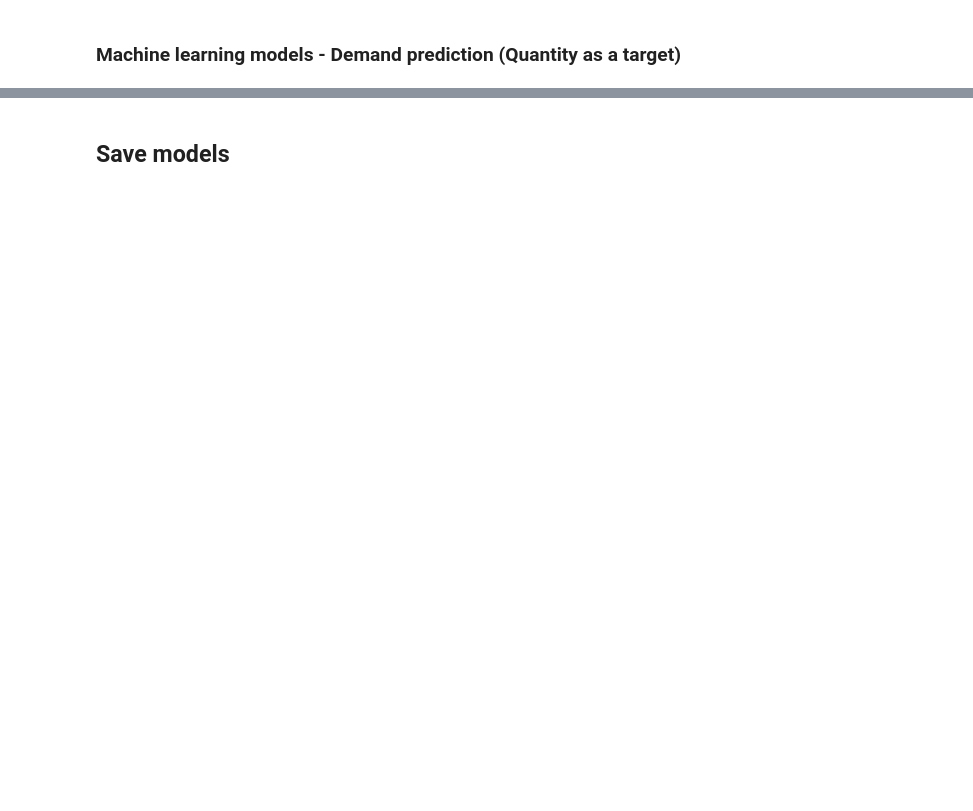
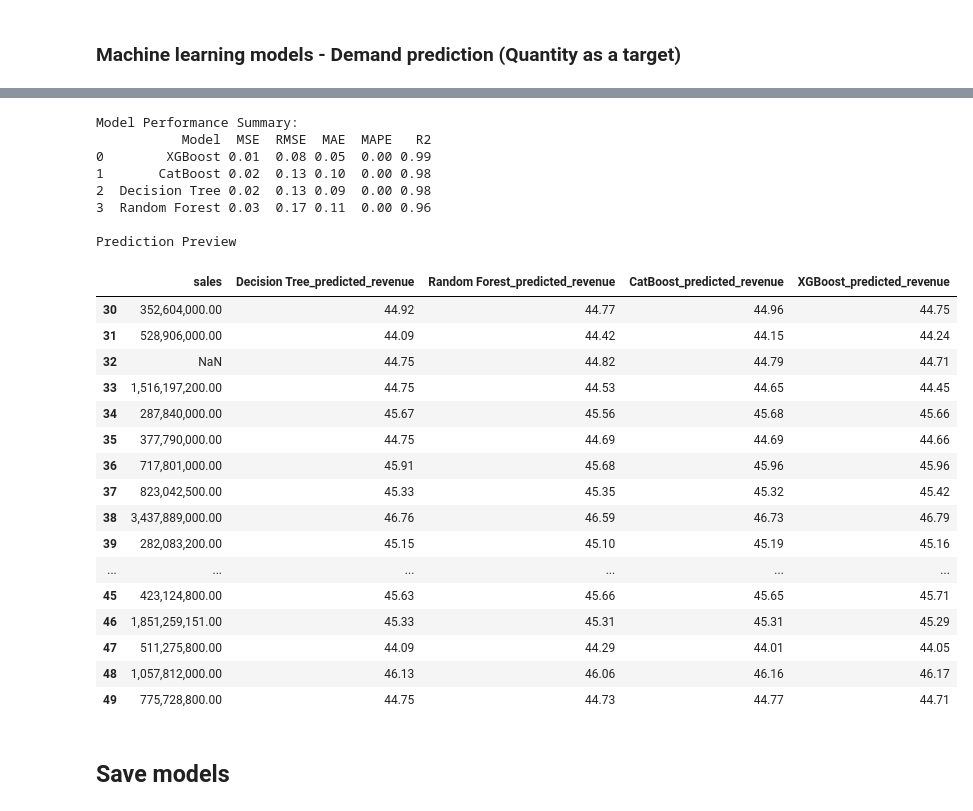
Before and after one commit to Mipjeiger/Car-sales-analytics-engineering, a Jupyter notebook: development/data_science/02_revenue_prediction.ipynb, the cells around one changed output, grey strips where cells are left out. Saved outputs shown, nothing was run; the diff lists cells and outputs as text; code cells hidden in the pictures; blank space fills up the shorter version.

```diff
--- a/development/data_science/02_revenue_prediction.ipynb
+++ b/development/data_science/02_revenue_prediction.ipynb
@@ -359,2 +463,56 @@ print(importance)
+# %%
+# Retrieve sales actual data from original df to compare with predicted revenue
+df_sales_prediction = df_sales_prediction.merge(
+    df[['date', 'sales']].drop_duplicates(),
+    left_index=True,
+    right_index=True,
+    how='left'
+)
+# %%
+# Model performance summary
+df_model_summary = pd.DataFrame(model_summary).sort_values(by="R2", ascending=False).reset_index(drop=True)
+print("\nModel Performance Summary:")
+print(df_model_summary)
+
+# Prediction columns to display
+prediction_columns = [
+    "sales",
+    "Decision Tree_predicted_revenue",
+    "Random Forest_predicted_revenue",
+    "CatBoost_predicted_revenue",
+    "XGBoost_predicted_revenue"
+]
+
+# Inverse value in prediction_columns to original scale
+
+
+print("\nPrediction Preview")
+display(df_sales_prediction[prediction_columns].head(20))
+# %% [output]
+Model Performance Summary:
+           Model  MSE  RMSE  MAE  MAPE   R2
+0        XGBoost 0.01  0.08 0.05  0.00 0.99
+1       CatBoost 0.02  0.13 0.10  0.00 0.98
+2  Decision Tree 0.02  0.13 0.09  0.00 0.98
+3  Random Forest 0.03  0.17 0.11  0.00 0.96
+
+Prediction Preview
+|  | sales | Decision Tree_predicted_revenue | Random Forest_predicted_revenue | CatBoost_predicted_revenue | XGBoost_predicted_revenue |
+| 30 | 352,604,000.00 | 44.92 | 44.77 | 44.96 | 44.75 |
+| 31 | 528,906,000.00 | 44.09 | 44.42 | 44.15 | 44.24 |
+| 32 | NaN | 44.75 | 44.82 | 44.79 | 44.71 |
+| 33 | 1,516,197,200.00 | 44.75 | 44.53 | 44.65 | 44.45 |
+| 34 | 287,840,000.00 | 45.67 | 45.56 | 45.68 | 45.66 |
+| 35 | 377,790,000.00 | 44.75 | 44.69 | 44.69 | 44.66 |
+| 36 | 717,801,000.00 | 45.91 | 45.68 | 45.96 | 45.96 |
+| 37 | 823,042,500.00 | 45.33 | 45.35 | 45.32 | 45.42 |
+| 38 | 3,437,889,000.00 | 46.76 | 46.59 | 46.73 | 46.79 |
+| 39 | 282,083,200.00 | 45.15 | 45.10 | 45.19 | 45.16 |
+| ... | ... | ... | ... | ... | ... |
+| 45 | 423,124,800.00 | 45.63 | 45.66 | 45.65 | 45.71 |
+| 46 | 1,851,259,151.00 | 45.33 | 45.31 | 45.31 | 45.29 |
+| 47 | 511,275,800.00 | 44.09 | 44.29 | 44.01 | 44.05 |
+| 48 | 1,057,812,000.00 | 46.13 | 46.06 | 46.16 | 46.17 |
+| 49 | 775,728,800.00 | 44.75 | 44.73 | 44.77 | 44.71 |
 # %% [markdown]
 ## Save models
```
Also changed, not shown: parts of 12 cells of this notebook.
